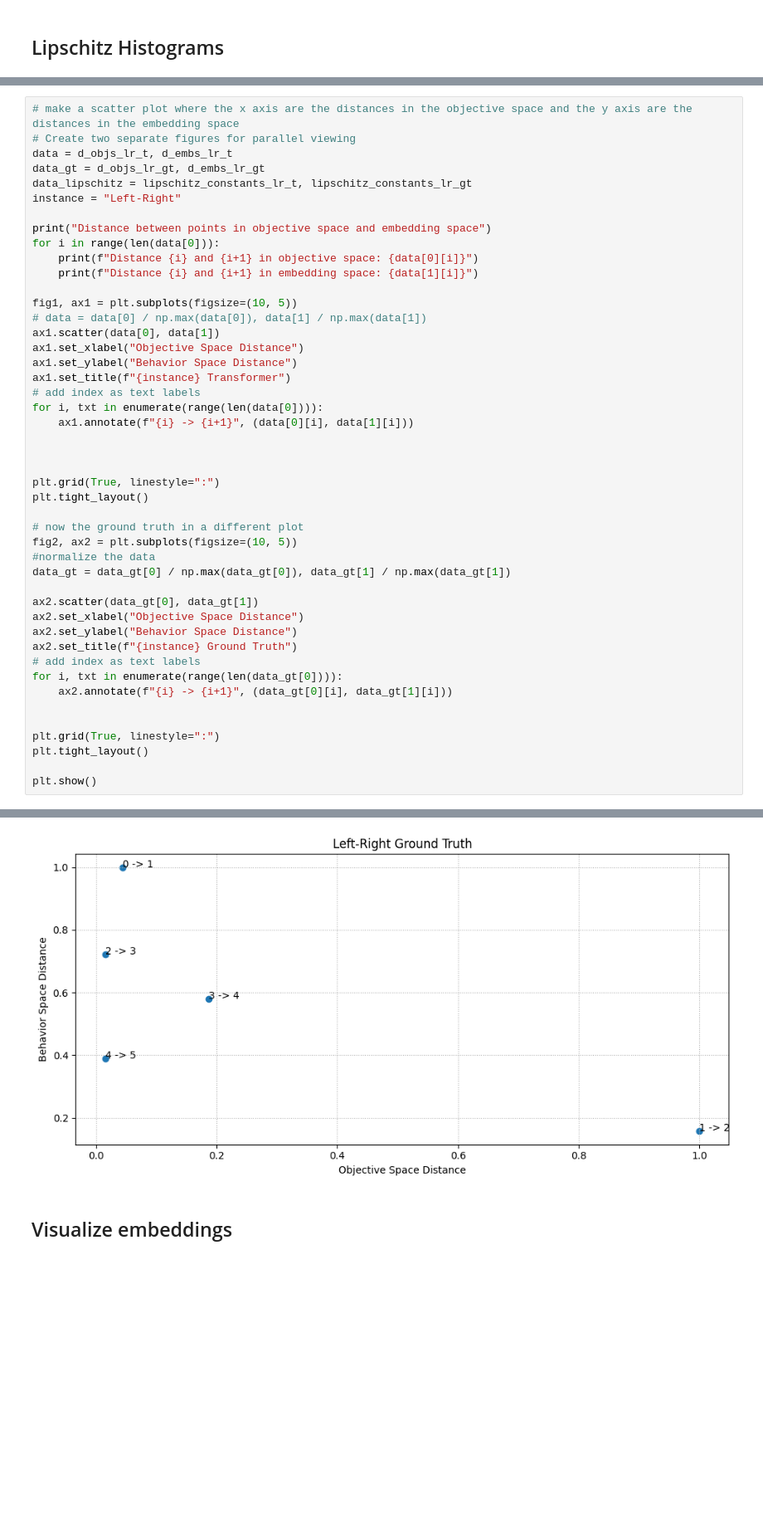
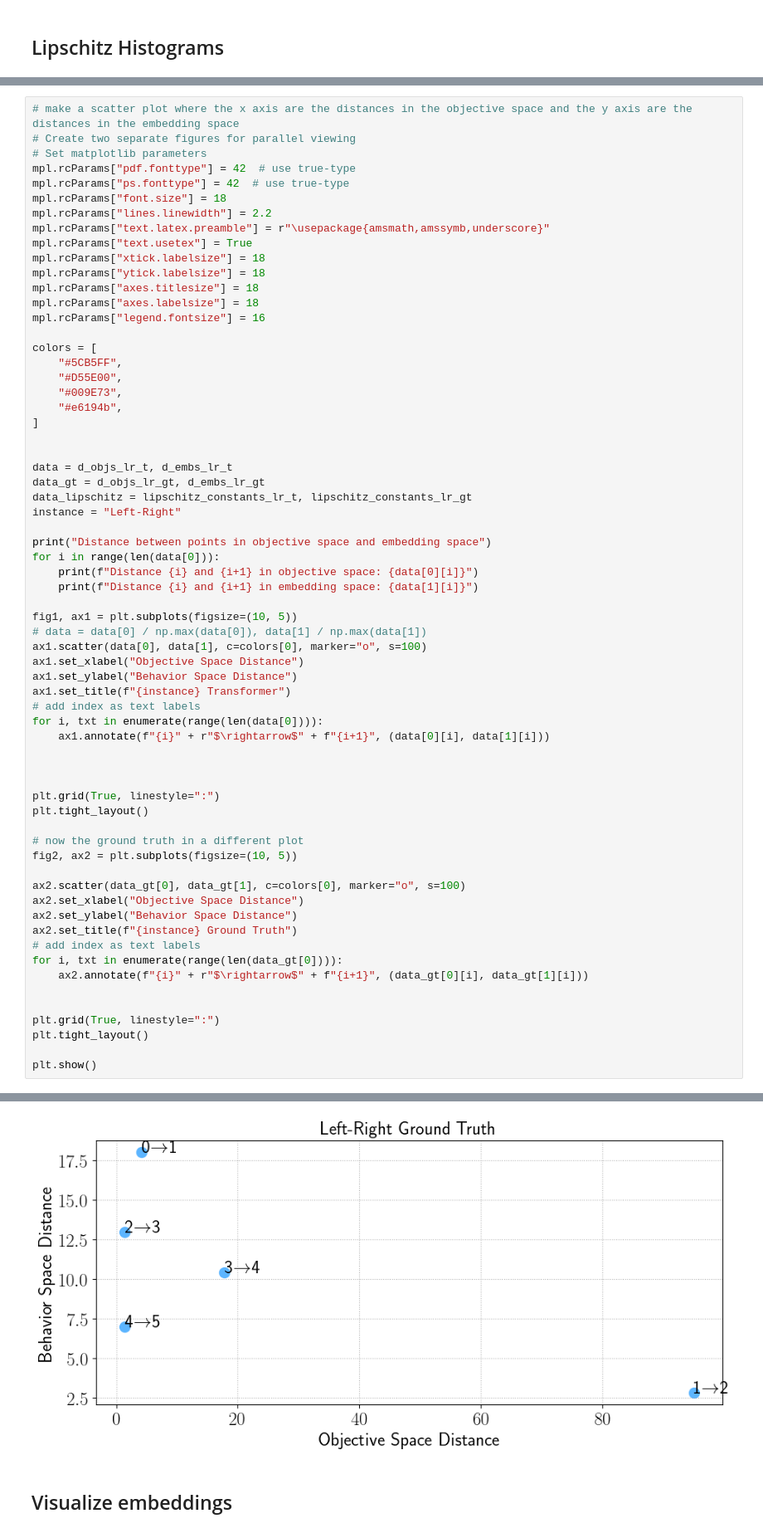
Before and after one commit to ffelten/Behavior-vs-Objective-Space, a Jupyter notebook: morl_behavior_objective/analysis/analysis.ipynb, the cells around one changed output, grey strips where cells are left out. Shown at 83% size. Cells and saved outputs as stored; diff of their text form; blank space fills up the shorter version.

Commit message:
Update graphs

```diff
--- a/morl_behavior_objective/analysis/analysis.ipynb
+++ b/morl_behavior_objective/analysis/analysis.ipynb
@@ -257,6 +278,27 @@ Lipschitz constants Transformer Smooth: [0.26686079 0.24393978 0.20173922 0.2208
 # %%
 # make a scatter plot where the x axis are the distances in the objective space and the y axis are the distances in the embedding space
 # Create two separate figures for parallel viewing
+# Set matplotlib parameters
+mpl.rcParams["pdf.fonttype"] = 42  # use true-type
+mpl.rcParams["ps.fonttype"] = 42  # use true-type
+mpl.rcParams["font.size"] = 18
+mpl.rcParams["lines.linewidth"] = 2.2
+mpl.rcParams["text.latex.preamble"] = r"\usepackage{amsmath,amssymb,underscore}"
+mpl.rcParams["text.usetex"] = True
+mpl.rcParams["xtick.labelsize"] = 18
+mpl.rcParams["ytick.labelsize"] = 18
+mpl.rcParams["axes.titlesize"] = 18
+mpl.rcParams["axes.labelsize"] = 18
+mpl.rcParams["legend.fontsize"] = 16
+
+colors = [
+    "#5CB5FF",
+    "#D55E00",
+    "#009E73",
+    "#e6194b",
+]
+
+
 data = d_objs_lr_t, d_embs_lr_t
 data_gt = d_objs_lr_gt, d_embs_lr_gt
 data_lipschitz = lipschitz_constants_lr_t, lipschitz_constants_lr_gt
@@ -269,13 +311,13 @@ for i in range(len(data[0])):
 
 fig1, ax1 = plt.subplots(figsize=(10, 5))
 # data = data[0] / np.max(data[0]), data[1] / np.max(data[1])
-ax1.scatter(data[0], data[1])
+ax1.scatter(data[0], data[1], c=colors[0], marker="o", s=100)
 ax1.set_xlabel("Objective Space Distance")
 ax1.set_ylabel("Behavior Space Distance")
 ax1.set_title(f"{instance} Transformer")
 # add index as text labels
 for i, txt in enumerate(range(len(data[0]))):
-    ax1.annotate(f"{i} -> {i+1}", (data[0][i], data[1][i]))
+    ax1.annotate(f"{i}" + r"$\rightarrow$" + f"{i+1}", (data[0][i], data[1][i]))
 
 
 
@@ -284,16 +326,14 @@ plt.tight_layout()
 
 # now the ground truth in a different plot
 fig2, ax2 = plt.subplots(figsize=(10, 5))
-#normalize the data
-data_gt = data_gt[0] / np.max(data_gt[0]), data_gt[1] / np.max(data_gt[1])
 
-ax2.scatter(data_gt[0], data_gt[1])
+ax2.scatter(data_gt[0], data_gt[1], c=colors[0], marker="o", s=100)
 ax2.set_xlabel("Objective Space Distance")
 ax2.set_ylabel("Behavior Space Distance")
 ax2.set_title(f"{instance} Ground Truth")
 # add index as text labels
 for i, txt in enumerate(range(len(data_gt[0]))):
-    ax2.annotate(f"{i} -> {i+1}", (data_gt[0][i], data_gt[1][i]))
+    ax2.annotate(f"{i}" + r"$\rightarrow$" + f"{i+1}", (data_gt[0][i], data_gt[1][i]))
 
 
 plt.grid(True, linestyle=":")
@@ -316,4 +356,4 @@ Distance 4 and 5 in embedding space: 0.7821034029003487
-[figure, old version]
+[figure, new version]
 # %% [markdown]
 ## Visualize embeddings
 # %%
```
Also changed, not shown: parts of 5 cells of this notebook, 1 other file.
